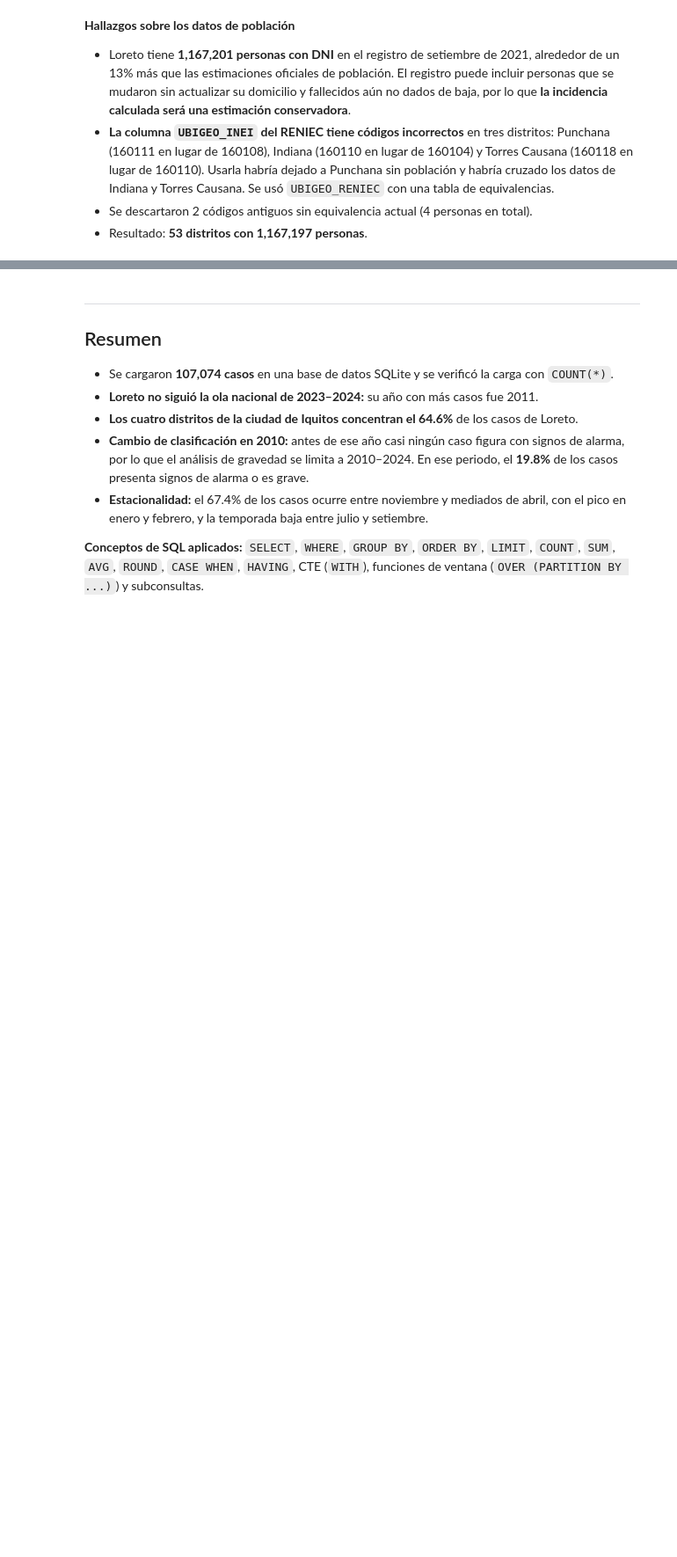
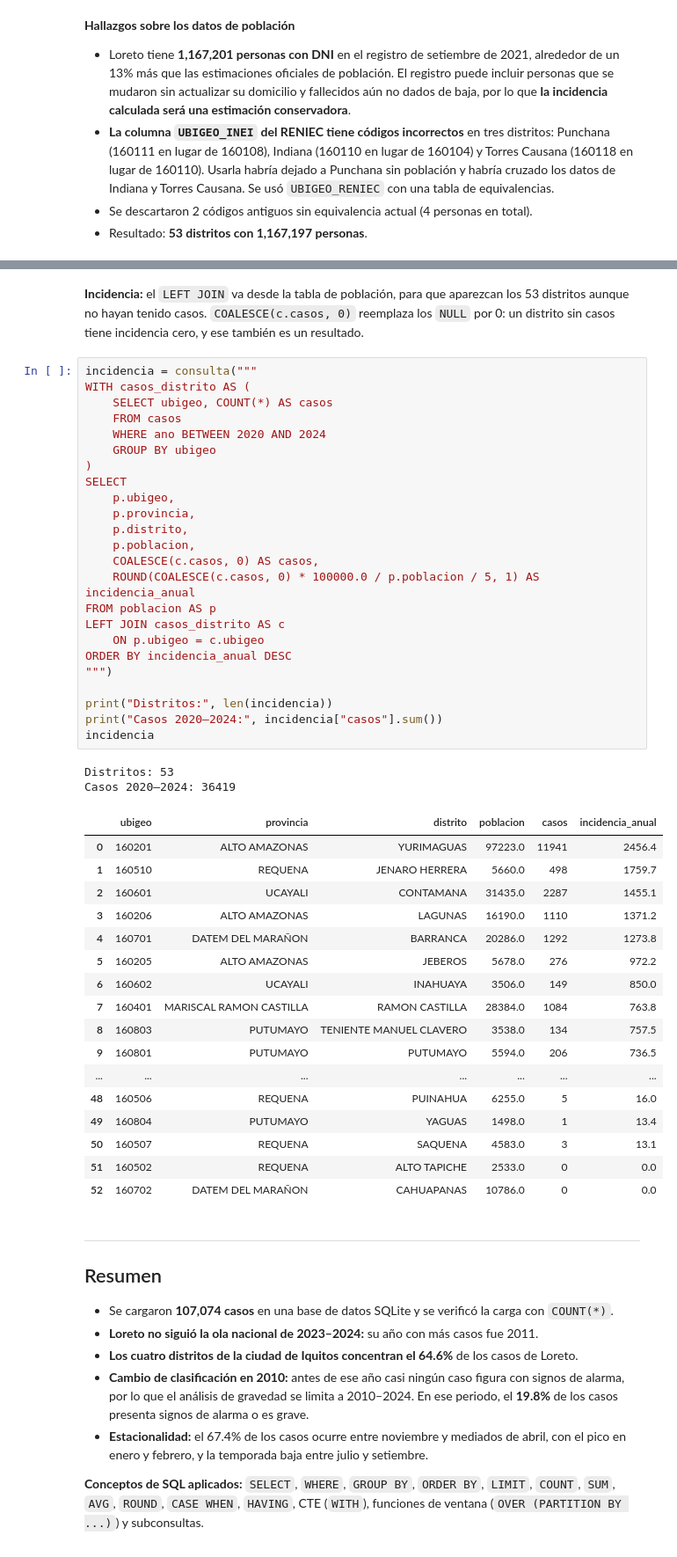
Before and after one commit to David-Sac/dengue-loreto, a Jupyter notebook: notebooks/03_sql.ipynb, the cells around one changed output, grey strips where cells are left out. Shown at 88% size. Drawn from its saved outputs; the diff is of its cells as text; blank space fills up the shorter version.

Commit message:
feat: añadir incidencia por distrito

```diff
--- a/notebooks/03_sql.ipynb
+++ b/notebooks/03_sql.ipynb
@@ -635,3 +661,49 @@ Distritos: 53 | Población: 1,167,197
+# %% [markdown]
+**Incidencia:** el `LEFT JOIN` va desde la tabla de población, para que aparezcan los 53 distritos aunque no hayan tenido casos. `COALESCE(c.casos, 0)` reemplaza los `NULL` por 0: un distrito sin casos tiene incidencia cero, y ese también es un resultado.
+# %%
+incidencia = consulta("""
+WITH casos_distrito AS (
+    SELECT ubigeo, COUNT(*) AS casos
+    FROM casos
+    WHERE ano BETWEEN 2020 AND 2024
+    GROUP BY ubigeo
+)
+SELECT
+    p.ubigeo,
+    p.provincia,
+    p.distrito,
+    p.poblacion,
+    COALESCE(c.casos, 0) AS casos,
+    ROUND(COALESCE(c.casos, 0) * 100000.0 / p.poblacion / 5, 1) AS incidencia_anual
+FROM poblacion AS p
+LEFT JOIN casos_distrito AS c
+    ON p.ubigeo = c.ubigeo
+ORDER BY incidencia_anual DESC
+""")
+
+print("Distritos:", len(incidencia))
+print("Casos 2020–2024:", incidencia["casos"].sum())
+incidencia
+# %% [output]
+Distritos: 53
+Casos 2020–2024: 36419
+|  | ubigeo | provincia | distrito | poblacion | casos | incidencia_anual |
+| 0 | 160201 | ALTO AMAZONAS | YURIMAGUAS | 97223.0 | 11941 | 2456.4 |
+| 1 | 160510 | REQUENA | JENARO HERRERA | 5660.0 | 498 | 1759.7 |
+| 2 | 160601 | UCAYALI | CONTAMANA | 31435.0 | 2287 | 1455.1 |
+| 3 | 160206 | ALTO AMAZONAS | LAGUNAS | 16190.0 | 1110 | 1371.2 |
+| 4 | 160701 | DATEM DEL MARAÑON | BARRANCA | 20286.0 | 1292 | 1273.8 |
+| 5 | 160205 | ALTO AMAZONAS | JEBEROS | 5678.0 | 276 | 972.2 |
+| 6 | 160602 | UCAYALI | INAHUAYA | 3506.0 | 149 | 850.0 |
+| 7 | 160401 | MARISCAL RAMON CASTILLA | RAMON CASTILLA | 28384.0 | 1084 | 763.8 |
+| 8 | 160803 | PUTUMAYO | TENIENTE MANUEL CLAVERO | 3538.0 | 134 | 757.5 |
+| 9 | 160801 | PUTUMAYO | PUTUMAYO | 5594.0 | 206 | 736.5 |
+| ... | ... | ... | ... | ... | ... | ... |
+| 48 | 160506 | REQUENA | PUINAHUA | 6255.0 | 5 | 16.0 |
+| 49 | 160804 | PUTUMAYO | YAGUAS | 1498.0 | 1 | 13.4 |
+| 50 | 160507 | REQUENA | SAQUENA | 4583.0 | 3 | 13.1 |
+| 51 | 160502 | REQUENA | ALTO TAPICHE | 2533.0 | 0 | 0.0 |
+| 52 | 160702 | DATEM DEL MARAÑON | CAHUAPANAS | 10786.0 | 0 | 0.0 |
 # %% [markdown]
 ---
 ## Resumen
```
Also changed, not shown: parts of 3 cells of this notebook.
